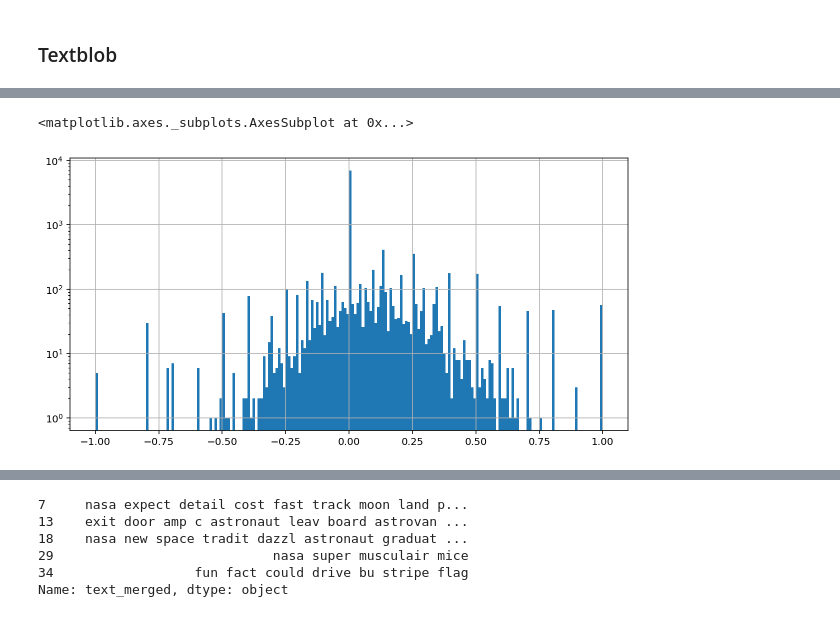
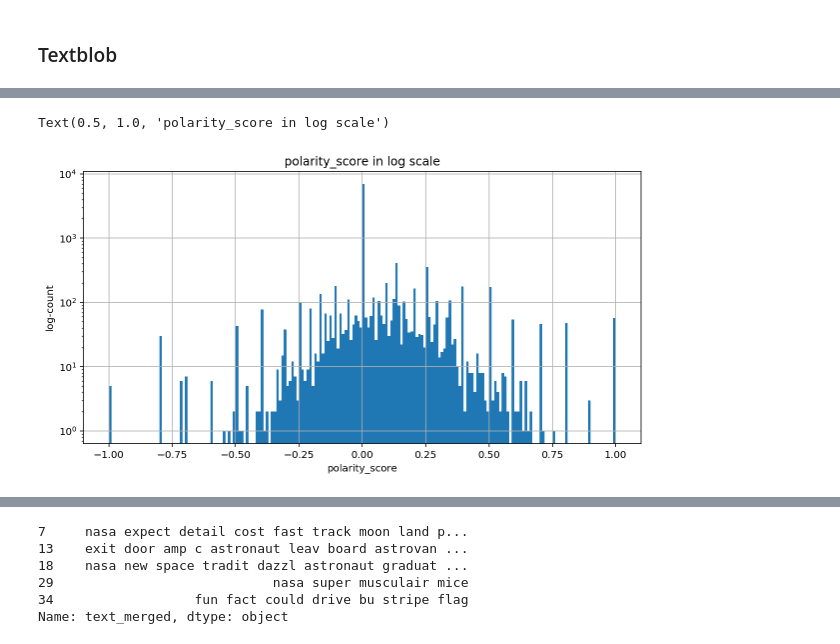
Before and after one commit to Atashnezhad/NLP_Proj2, a Jupyter notebook: Codes/P03_Exploratory data analysis.ipynb, the cells around one changed output, grey strips where cells are left out. Saved outputs shown, nothing was run; the diff lists cells and outputs as text; code cells hidden in the pictures.

```diff
--- a/Codes/P03_Exploratory data analysis.ipynb
+++ b/Codes/P03_Exploratory data analysis.ipynb
@@ -630,11 +640,15 @@ ModuleNotFoundError: No module named 'textblob'
 # %%
 def polarity(text):
     return TextBlob(text).sentiment.polarity
 
 df_reddit['polarity_score']=df_reddit['text_merged'].apply(lambda x : polarity(x))
 
 plt.figure(figsize=(10,5))
 df_reddit['polarity_score'].hist(bins=200, log=True)
+
+plt.xlabel('polarity_score');
+plt.ylabel('log-count')
+plt.title('polarity_score in log scale')
 # %% [output]
-<matplotlib.axes._subplots.AxesSubplot at 0x...>
+Text(0.5, 1.0, 'polarity_score in log scale')
-[figure, old version]
+[figure, new version]
```
Also changed, not shown: parts of 65 cells of this notebook, 8 other files.
